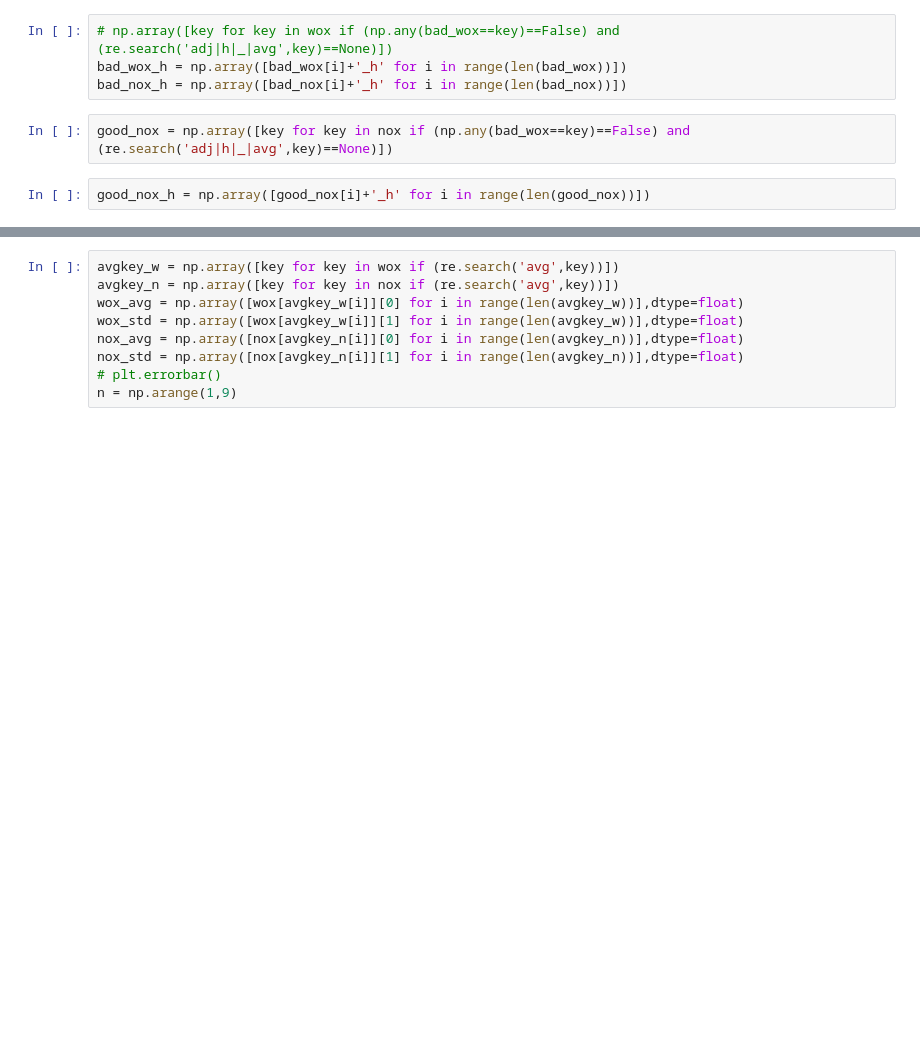
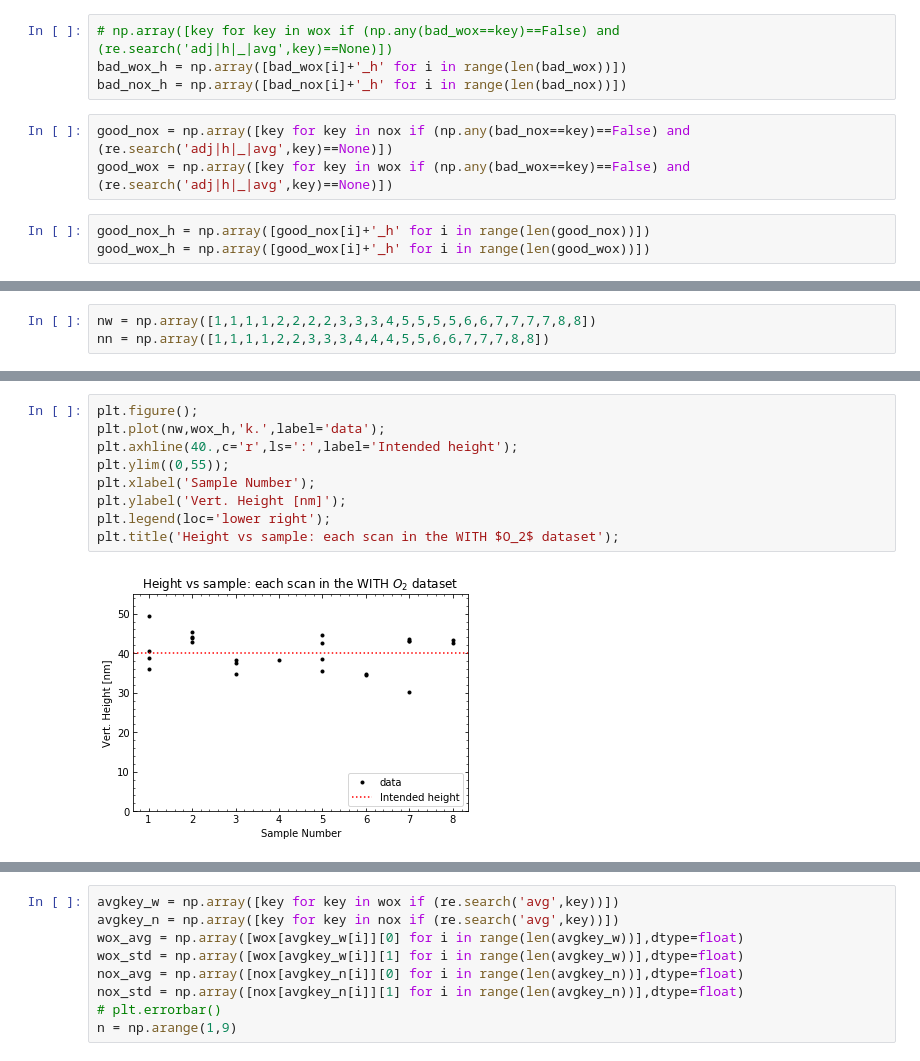
Before and after one commit to adam-fisher37/SP_analysis, a Jupyter notebook: sp_test.ipynb, the cells around one changed output, grey strips where cells are left out. Saved outputs shown, nothing was run; the diff lists cells and outputs as text; blank space fills up the shorter version.

```diff
--- a/sp_test.ipynb
+++ b/sp_test.ipynb
@@ -111,9 +111,11 @@ bad_nox = np.array(['s1t5','s2t1','s2t2','s2t4','s2t5','s3t1','s3t2','s3t3','s4t
 bad_wox_h = np.array([bad_wox[i]+'_h' for i in range(len(bad_wox))])
 bad_nox_h = np.array([bad_nox[i]+'_h' for i in range(len(bad_nox))])
 # %%
-good_nox = np.array([key for key in nox if (np.any(bad_wox==key)==False) and (re.search('adj|h|_|avg',key)==None)])
+good_nox = np.array([key for key in nox if (np.any(bad_nox==key)==False) and (re.search('adj|h|_|avg',key)==None)])
+good_wox = np.array([key for key in wox if (np.any(bad_wox==key)==False) and (re.search('adj|h|_|avg',key)==None)])
 # %%
 good_nox_h = np.array([good_nox[i]+'_h' for i in range(len(good_nox))])
+good_wox_h = np.array([good_wox[i]+'_h' for i in range(len(good_wox))])
 # %%
 wavg = np.arange(1,9)
 wstd = np.zeros_like(wavg)
@@ -122,2 +132,5 @@ nstd = np.zeros_like(navg)
+# %%
+nw = np.array([1,1,1,1,2,2,2,2,3,3,3,4,5,5,5,5,6,6,7,7,7,7,8,8])
+nn = np.array([1,1,1,1,2,2,3,3,3,4,4,4,5,5,6,6,7,7,7,8,8])
 # %%
 # new wox avg and std
@@ -173,0 +185,11 @@ plt.title('Height and uncertainty of $Al_{2}O_{3}$ WITHOUT $O_2$ dep per run fro
+# %%
+plt.figure();
+plt.plot(nw,wox_h,'k.',label='data');
+plt.axhline(40.,c='r',ls=':',label='Intended height');
+plt.ylim((0,55));
+plt.xlabel('Sample Number');
+plt.ylabel('Vert. Height [nm]');
+plt.legend(loc='lower right');
+plt.title('Height vs sample: each scan in the WITH $O_2$ dataset');
+# %% [output]
+[figure, added]
```
Also changed, not shown: parts of 11 cells of this notebook.
